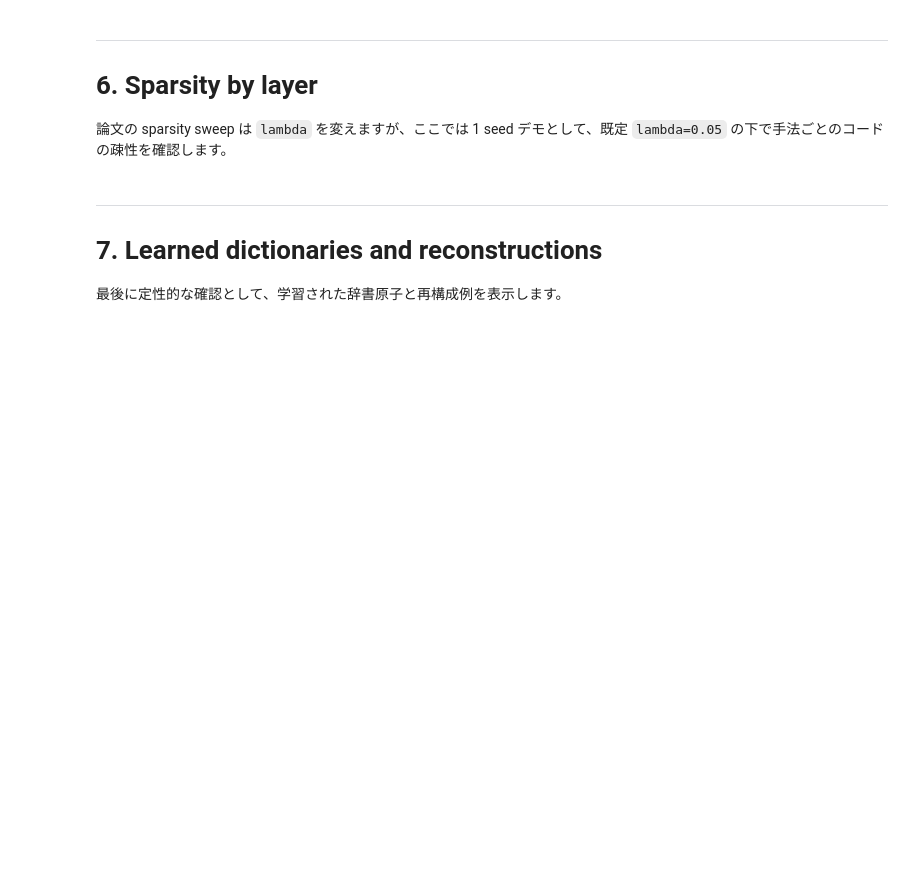
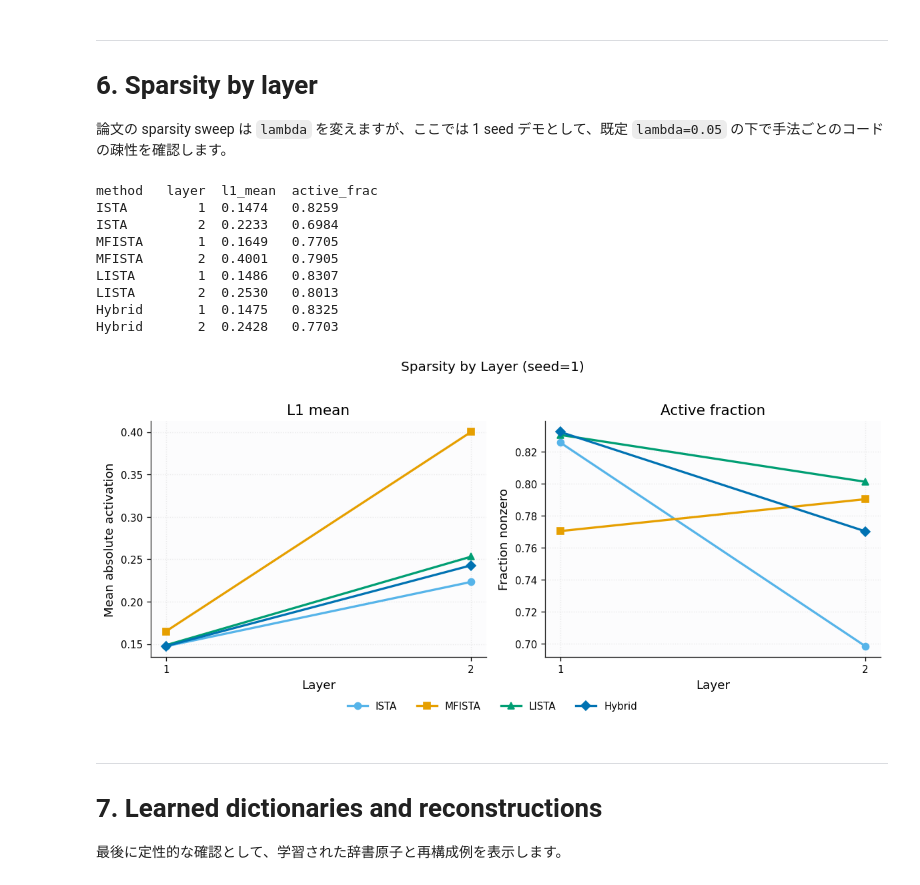
Before and after one commit to KazuhisaFujita/HSC, a Jupyter notebook: demo.ipynb, the cells around one changed output. Cells and saved outputs as stored; diff of their text form; code cells hidden in the pictures; blank space fills up the shorter version.

```diff
--- a/demo.ipynb
+++ b/demo.ipynb
@@ -437,6 +569,7 @@ KeyboardInterrupt:
 # ============================================================
 # 6. Sparsity by layer and method
 # ============================================================
+
 _, _, _, test_loader = make_dataset_loaders(DATASET, batch_size=BATCH_SIZE)
 test_images, _ = next(iter(test_loader))
 x = prepare_eval_batch(Config(device=DEVICE), test_images)
@@ -444,6 +577,8 @@ x = prepare_eval_batch(Config(device=DEVICE), test_images)
 sparsity_rows = []
 for mode in MODES:
     steps = METHOD_STEPS[mode]
+
+    # --- Build evaluation config ------------------------------------------------
     cfg = Config(
         mode=mode,
         layer_dims=LAYER_DIMS,
@@ -454,7 +589,15 @@ for mode in MODES:
         batch_size=BATCH_SIZE,
         device=DEVICE,
     )
-    Ds_for_inf, lambdas, betas, etas = build_eval_inference_context(cfg, [d.detach() for d in results[mode]["Ds"]])
+
+    # --- Build inference context ------------------------------------------------
+    # 推論に必要な全パラメータ（辞書・lambda・beta・eta）を準備
+    Ds_for_inf, lambdas, betas, etas = build_eval_inference_context(
+        cfg, [d.detach() for d in results[mode]["Ds"]]
+    )
+
+    # --- Run inference to get codes per layer -----------------------------------
+    # codes[i] = i+1層目のコード（活性化値）
     codes = results[mode]["infer_module"](
         x=x,
         Ds_for_inference=Ds_for_inf,
@@ -464,41 +607,58 @@ for mode in MODES:
         eta_scale=1.0,
         etas=etas,
     )
+
+    # --- Compute sparsity stats for each layer ----------------------------------
     for layer_idx, code_tensor in enumerate(codes, start=1):
-        stats = sparsity_stats(code_tensor)
+        stats = sparsity_stats(code_tensor)   # {"l1_mean": ..., "active_frac": ...}
         sparsity_rows.append({
             "method": MODE_LABELS[mode],
             "mode": mode,
             "layer": layer_idx,
-            "l1_mean": stats["l1_mean"],
-            "active_frac": stats["active_frac"],
+            "l1_mean": stats["l1_mean"],       # 活性化値のL1ノルム平均（小さい=疎）
+            "active_frac": stats["active_frac"], # 非零要素の割合（小さい=疎）
         })
 
+# --- Print sparsity table ----------------------------------------------------
 print("method   layer  l1_mean  active_frac")
 for row in sparsity_rows:
     print(f"{row['method']:<8} {row['layer']:>5}  {row['l1_mean']:.4f}   {row['active_frac']:.4f}")
 
+# --- Plot: lines per method, x-axis = layer ----------------------------------
 fig, axes = plt.subplots(1, 2, figsize=(10, 4.2), sharex=True)
 for mode in MODES:
     sub = sorted([row for row in sparsity_rows if row["mode"] == mode], key=lambda row: row["layer"])
     layers = [row["layer"] for row in sub]
+    # L1 mean — 層が深くなるほど値が大きくなりにくい=疎になりやすい
     axes[0].plot(layers, [row["l1_mean"] for row in sub], marker=MODE_MARKERS[mode], color=MODE_COLORS[mode], linewidth=2, label=MODE_LABELS[mode])
+    # Active fraction — 非零要素の割合。低い方が疎
     axes[1].plot(layers, [row["active_frac"] for row in sub], marker=MODE_MARKERS[mode], color=MODE_COLORS[mode], linewidth=2, label=MODE_LABELS[mode])
 
 axes[0].set_title("L1 mean")
 axes[0].set_ylabel("Mean absolute activation")
 axes[1].set_title("Active fraction")
 axes[1].set_ylabel("Fraction nonzero")
 for ax in axes:
     ax.set_xlabel("Layer")
     ax.set_xticks([1, 2])
 
 handles, labels = axes[0].get_legend_handles_labels()
 fig.legend(handles, labels, loc="lower center", ncol=len(MODES), frameon=False, bbox_to_anchor=(0.5, -0.05))
 fig.suptitle(f"Sparsity by Layer (seed={SEED})", y=1.02)
 plt.tight_layout()
 plt.savefig(_DEMO_DIR / "demo_05_sparsity.png", dpi=180, bbox_inches="tight")
 plt.show()
+# %% [output]
+method   layer  l1_mean  active_frac
+ISTA         1  0.1474   0.8259
+ISTA         2  0.2233   0.6984
+MFISTA       1  0.1649   0.7705
+MFISTA       2  0.4001   0.7905
+LISTA        1  0.1486   0.8307
+LISTA        2  0.2530   0.8013
+Hybrid       1  0.1475   0.8325
+Hybrid       2  0.2428   0.7703
+[figure, added]
 # %% [markdown]
 ---
 
```
Also changed, not shown: parts of 9 cells of this notebook.
